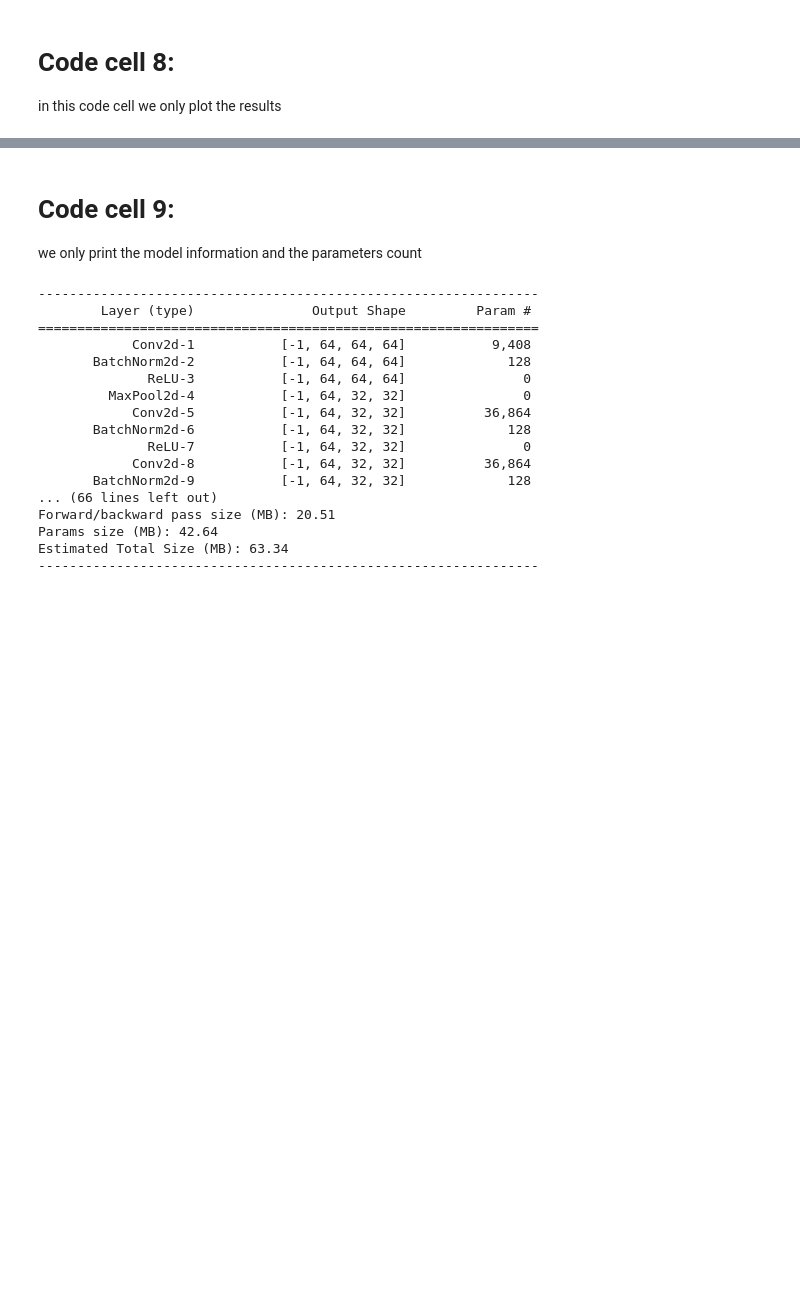
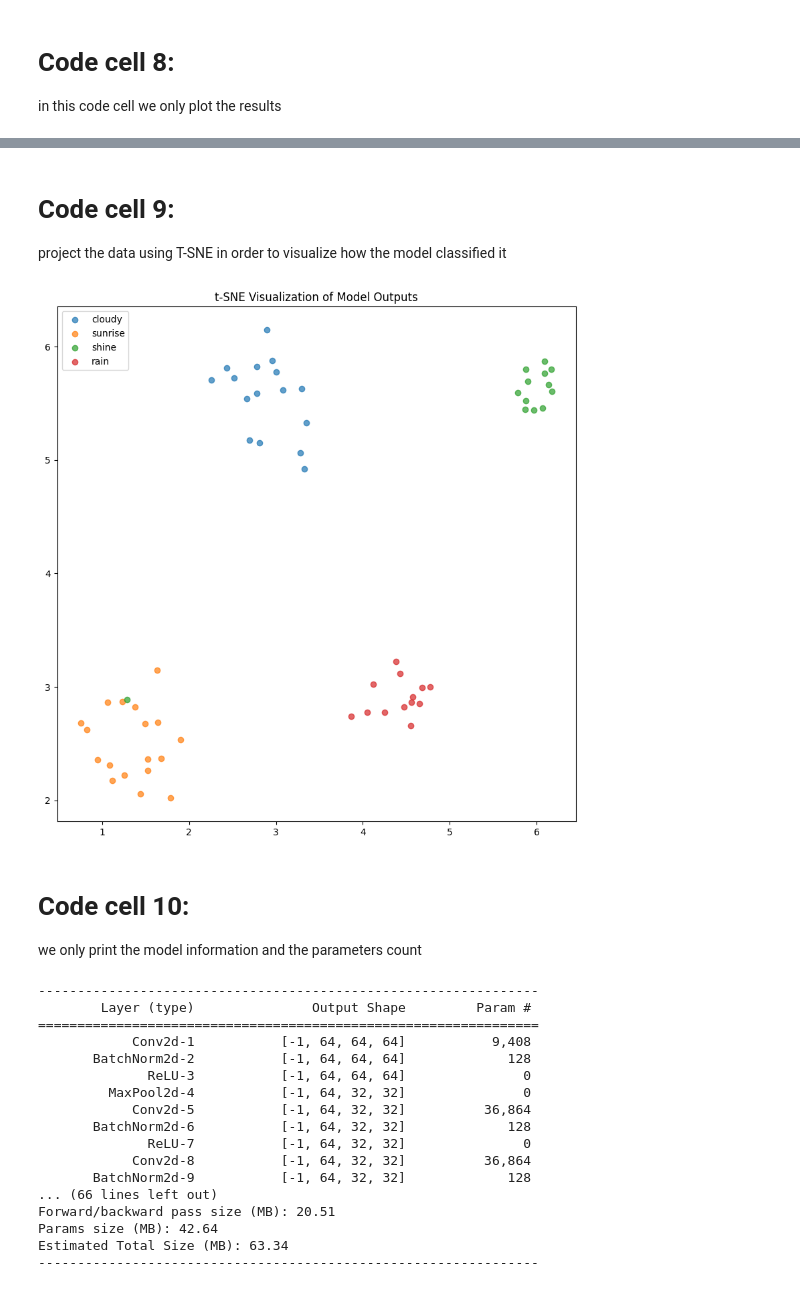
Before and after one commit to RaneemIbra/DeepLearning_NLP, a Jupyter notebook: DL/HW2_PT2_212920896_212245096.ipynb, the cells around one changed output, grey strips where cells are left out. Saved outputs shown, nothing was run; the diff lists cells and outputs as text; code cells hidden in the pictures; blank space fills up the shorter version.

```diff
--- a/DL/HW2_PT2_212920896_212245096.ipynb
+++ b/DL/HW2_PT2_212920896_212245096.ipynb
@@ -372,5 +363,39 @@ plt.show()
+# %% [markdown]
+# Code cell 9:
+project the data using T-SNE in order to visualize how the model classified it
+# %%
+from sklearn.manifold import TSNE
+
+def visualize_with_tsne(model, data_loader, classes, num_samples=1000):
+    model.eval()
+    embeddings, labels = [], []
+
+    with torch.no_grad():
+        for inputs, targets in data_loader:
+            inputs = inputs.to(device)
+            outputs = model(inputs)
+            embeddings.append(outputs.cpu().numpy())
+            labels.extend(targets.numpy())
+
+    embeddings = np.concatenate(embeddings, axis=0)[:num_samples]
+    labels = np.array(labels)[:num_samples]
+
+    tsne = TSNE(n_components=2, perplexity=30, random_state=42)
+    embeddings_2d = tsne.fit_transform(embeddings)
+
+    plt.figure(figsize=(10, 10))
+    for class_idx, class_name in enumerate(classes):
+        idx = labels == class_idx
+        plt.scatter(embeddings_2d[idx, 0], embeddings_2d[idx, 1], label=class_name, alpha=0.7)
+    plt.legend()
+    plt.title("t-SNE Visualization of Model Outputs")
+    plt.show()
+
+visualize_with_tsne(model, test_loader, classes)
+# %% [output]
+[figure, added]
 # %% [markdown]
-# Code cell 9:
+# Code cell 10:
 we only print the model information and the parameters count
 # %%
 from torchsummary import summary
```
Also changed, not shown: parts of 3 cells of this notebook, 1 other file.
